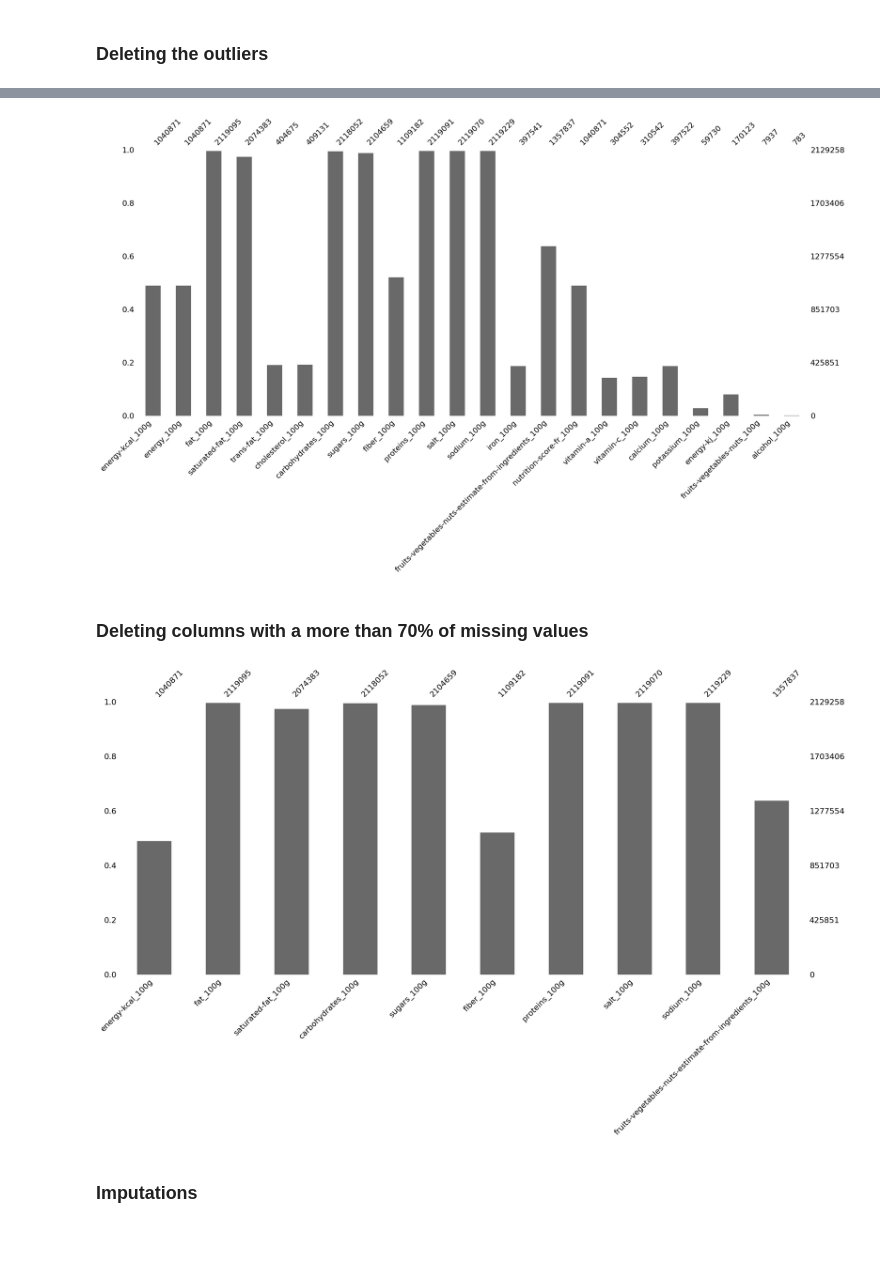
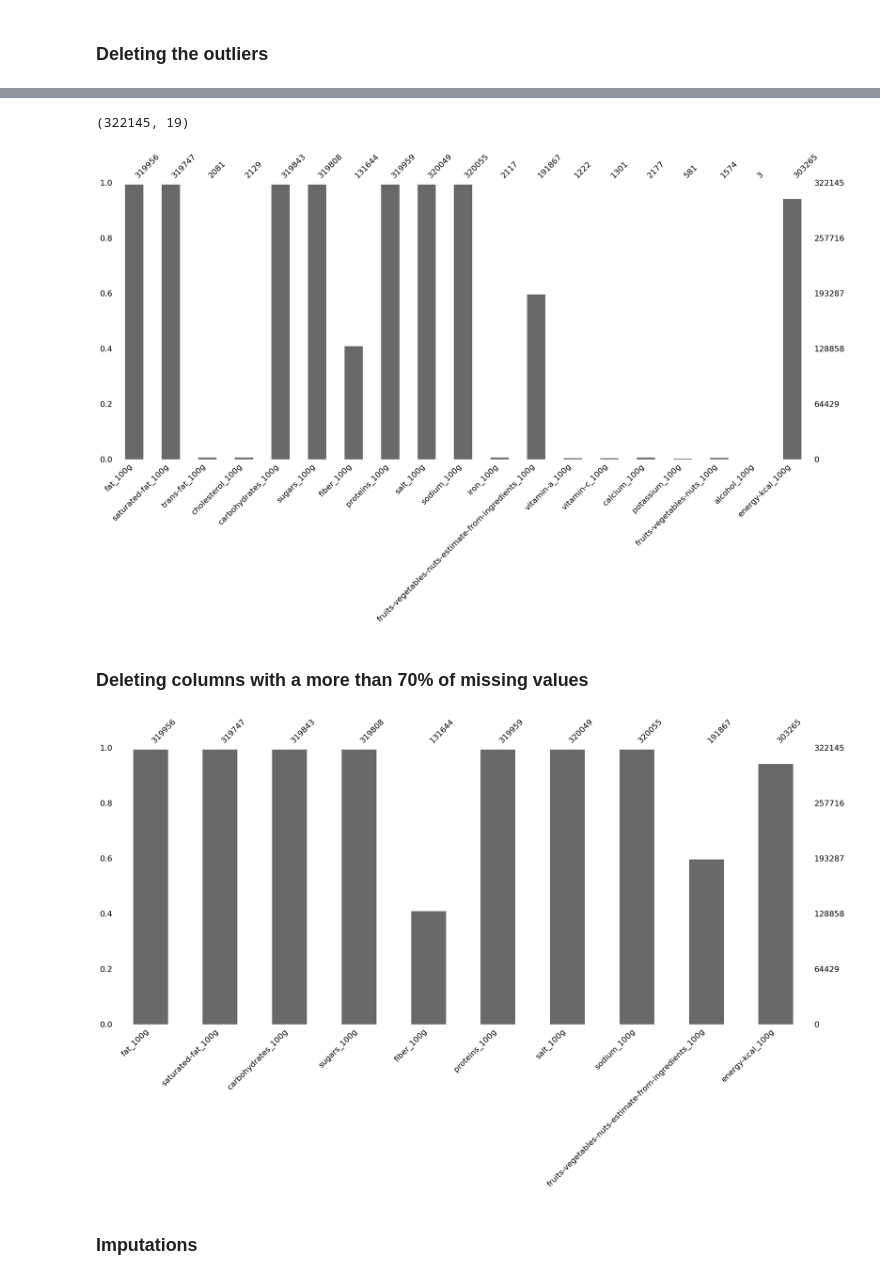
Before and after one commit to simbouch/nutriscore_prediction_app, a Jupyter notebook: Data/clean_data.ipynb, the cells around one changed output, grey strips where cells are left out. Cells and saved outputs as stored; diff of their text form; code cells hidden in the pictures; blank space fills up the shorter version.

```diff
--- a/Data/clean_data.ipynb
+++ b/Data/clean_data.ipynb
@@ -152,31 +173,32 @@ df_outliers = pd.read_csv('cleaned_csv/openfoodfacts_nutrients_only.csv', sep=',
 # %%
 nutrients_list = ['fat_100g', 'saturated-fat_100g', 'trans-fat_100g', 'cholesterol_100g', 'carbohydrates_100g', 'sugars_100g', 'fiber_100g', 'proteins_100g', 'salt_100g', 'sodium_100g', 'iron_100g', 'fruits-vegetables-nuts-estimate-from-ingredients_100g', 'vitamin-a_100g', 'vitamin-c_100g', 'calcium_100g', 'potassium_100g', 'fruits-vegetables-nuts_100g', 'alcohol_100g']
 
-df_filtered1 = df_outliers[(df_outliers[nutrients_list] >= 0) & (df_outliers[nutrients_list] <= 100)]
-df_filtered2 = df_outliers[(df_outliers['energy-kcal_100g'] >= 0) & (df_outliers['energy-kcal_100g'] <= 900)]
-df_filtered = pd.concat([df_filtered1, df_filtered2], axis=0, ignore_index=True)
+df_filtered1 = df_outliers[nutrients_list][(df_outliers[nutrients_list] >= 0) & (df_outliers[nutrients_list] <= 100)]
+df_filtered2 = df_outliers['energy-kcal_100g'][(df_outliers['energy-kcal_100g'] >= 0) & (df_outliers['energy-kcal_100g'] <= 900)]
+df_filtered1['energy-kcal_100g'] = df_filtered2
+
+display(df_filtered1.shape)
+# %% [output]
+(322145, 19)
 # %%
-msno.bar(df_filtered)
+msno.bar(df_filtered1)
 plt.show()
 # %% [output]
-[figure, old version]
+[figure, new version]
 # %% [markdown]
 ### Deleting columns with a more than 70% of missing values
 # %%
 # Delete columns with at least 70% NaN
 percentage = 0.70
 
-threshold = int((1 - percentage) * df_filtered.shape[0])
+threshold = int((1 - percentage) * df_filtered1.shape[0])
 
-df_filtered.dropna(thresh=threshold, inplace= True, axis=1)
+df_filtered1.dropna(thresh=threshold, inplace= True, axis=1)
 
-# Drop redundant and useless columns
-df_filtered = df_filtered.drop(['energy_100g', 'nutrition-score-fr_100g'], axis=1)
-
-msno.bar(df_filtered)
+msno.bar(df_filtered1)
 plt.show()
 # %% [output]
-[figure, old version]
+[figure, new version]
 # %% [markdown]
 ### Imputations
 # %%
```
Also changed, not shown: parts of 16 cells of this notebook, 8 other files.
